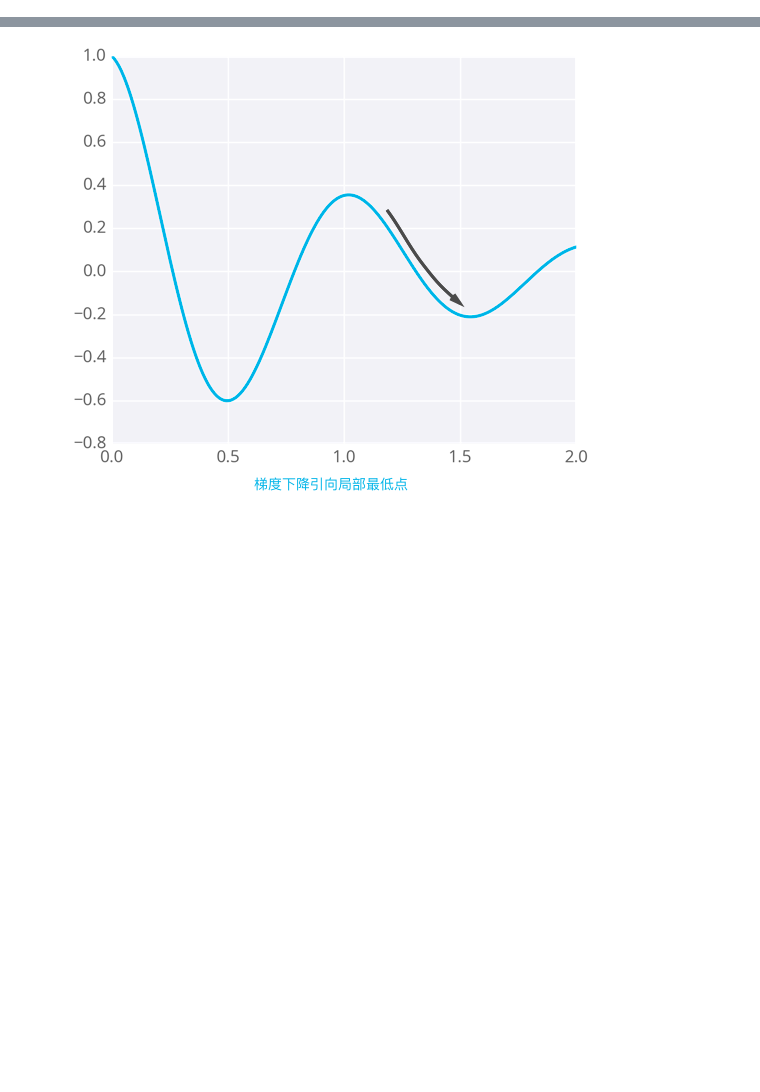
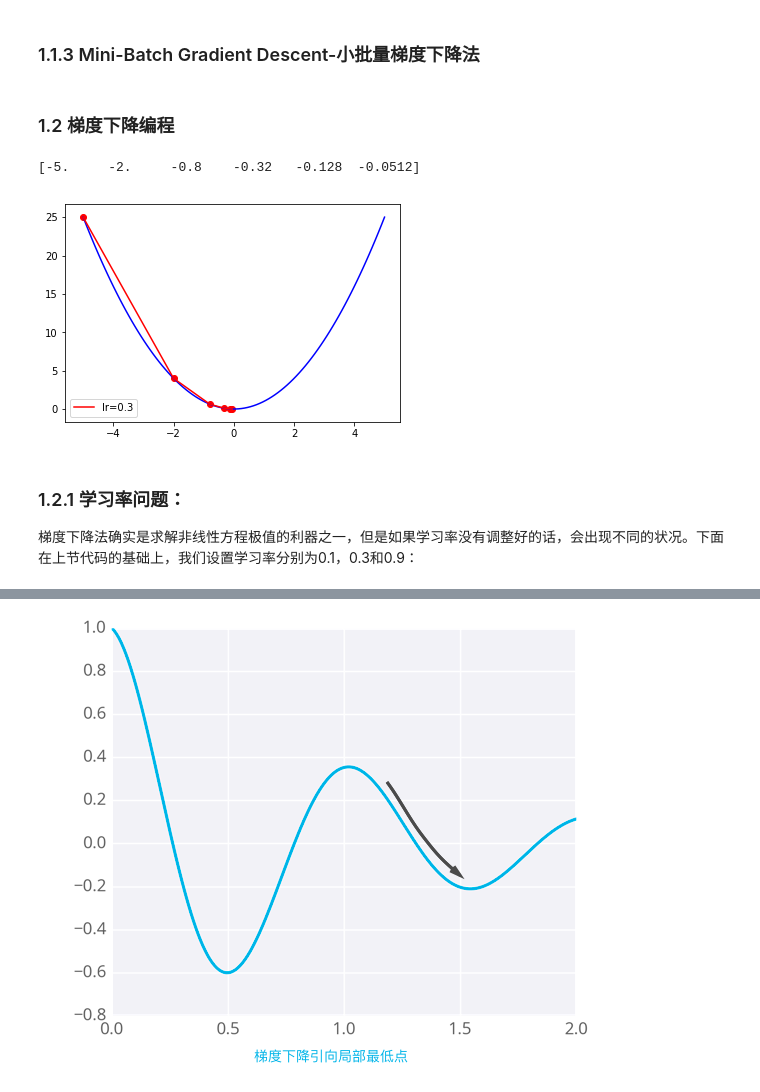
Before and after one commit to sshhan/practice, a Jupyter notebook: Summary_of_Gradient_descent.ipynb, the cells around one changed output, grey strips where cells are left out. Cells and saved outputs as stored; diff of their text form; code cells hidden in the pictures; blank space fills up the shorter version.

```diff
--- a/Summary_of_Gradient_descent.ipynb
+++ b/Summary_of_Gradient_descent.ipynb
@@ -32,0 +64,10 @@ for i in range(nb_epochs):
+# %%
+for i in range(nb_epochs):
+    np.random.shuffle(data):
+        for example in data:
+            params_grad=evaluate_gradient(loss_function,example,params)
+            params=params-learning_rate*params_grad
+# %% [markdown]
+### 1.1.3 Mini-Batch Gradient Descent-小批量梯度下降法
+# %% [markdown]
+### 1.2 梯度下降编程
@@ -32,0 +109,30 @@ for i in range(nb_epochs):
+# %%
+demo0_GD()
+# %% [output]
+[-5.     -2.     -0.8    -0.32   -0.128  -0.0512]
+# %%
+#修改demo0_GD可视化结果
+def demo0_GD1():
+    '''演示如何使用梯度下降法'''
+    line_x=np.linspace(-5,5,100)
+    line_y=func(line_x)
+
+    x_start=-5
+    epochs=5
+
+    lr=0.3
+    x=GD(x_start,dfunc,epochs,lr)
+
+    color='r'
+    plt.plot(line_x,line_y,c='b')
+    plt.plot(x,func(x),c=color,label='lr={}'.format(lr))
+    plt.scatter(x,func(x),c=color,)
+    plt.legend()
+    plt.show()
+# %%
+demo0_GD1()
+# %% [output]
+[figure, added]
+# %% [markdown]
+### 1.2.1 学习率问题：
+梯度下降法确实是求解非线性方程极值的利器之一，但是如果学习率没有调整好的话，会出现不同的状况。下面在上节代码的基础上，我们设置学习率分别为0.1，0.3和0.9：
```
Also changed, not shown: parts of 19 cells of this notebook.
